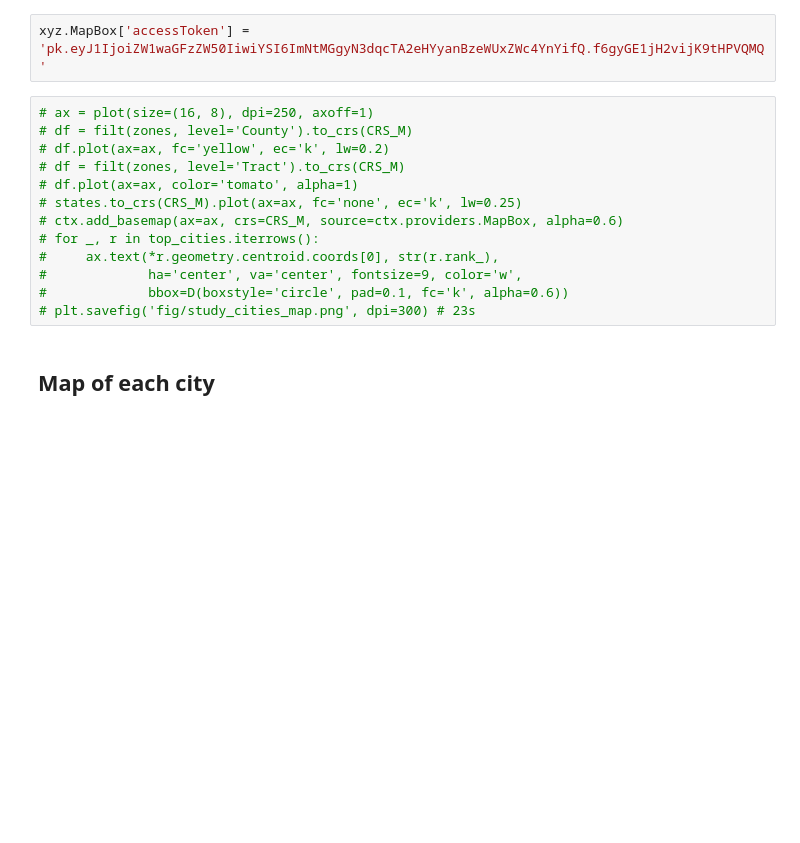
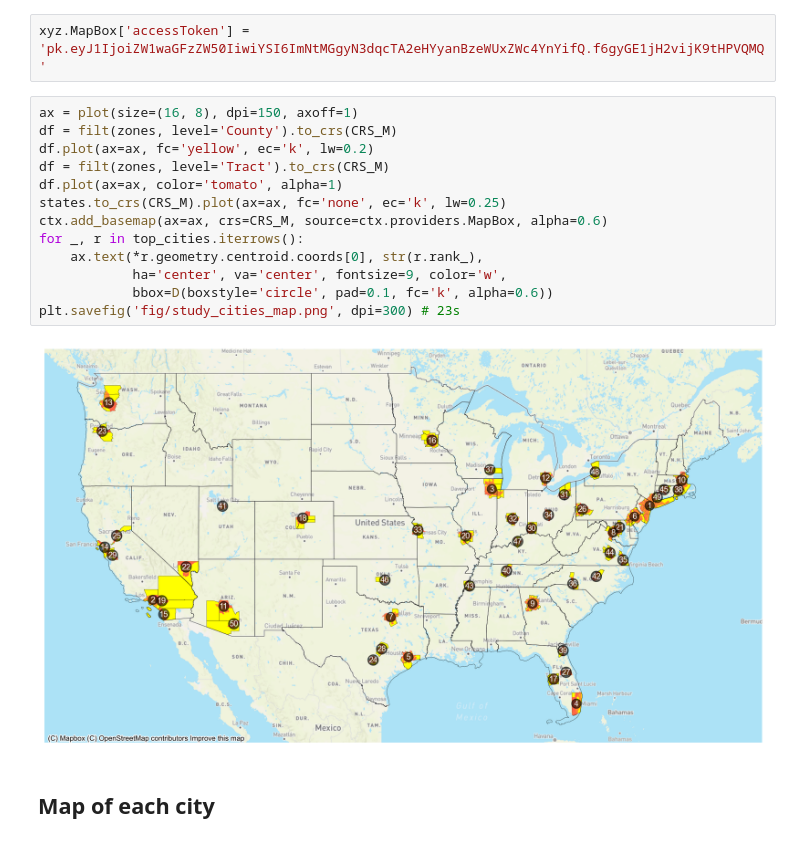
Before and after one commit to rvanxer/spatial_access_america, a Jupyter notebook: 1_Geometry.ipynb, the cells around one changed output. Cells and saved outputs as stored; diff of their text form; blank space fills up the shorter version.

```diff
--- a/1_Geometry.ipynb
+++ b/1_Geometry.ipynb
@@ -240,18 +239,20 @@ top_cities = (filt(zones, level='Tract')[['city', 'popu', 'geometry']]
 # %%
 xyz.MapBox['accessToken'] = 'pk.eyJ1IjoiZW1waGFzZW50IiwiYSI6ImNtMGgyN3dqcTA2eHYyanBzeWUxZWc4YnYifQ.f6gyGE1jH2vijK9tHPVQMQ'
 # %%
-# ax = plot(size=(16, 8), dpi=250, axoff=1)
-# df = filt(zones, level='County').to_crs(CRS_M)
-# df.plot(ax=ax, fc='yellow', ec='k', lw=0.2)
-# df = filt(zones, level='Tract').to_crs(CRS_M)
-# df.plot(ax=ax, color='tomato', alpha=1)
-# states.to_crs(CRS_M).plot(ax=ax, fc='none', ec='k', lw=0.25)
-# ctx.add_basemap(ax=ax, crs=CRS_M, source=ctx.providers.MapBox, alpha=0.6)
-# for _, r in top_cities.iterrows():
-#     ax.text(*r.geometry.centroid.coords[0], str(r.rank_),
-#             ha='center', va='center', fontsize=9, color='w',
-#             bbox=D(boxstyle='circle', pad=0.1, fc='k', alpha=0.6))
-# plt.savefig('fig/study_cities_map.png', dpi=300) # 23s
+ax = plot(size=(16, 8), dpi=150, axoff=1)
+df = filt(zones, level='County').to_crs(CRS_M)
+df.plot(ax=ax, fc='yellow', ec='k', lw=0.2)
+df = filt(zones, level='Tract').to_crs(CRS_M)
+df.plot(ax=ax, color='tomato', alpha=1)
+states.to_crs(CRS_M).plot(ax=ax, fc='none', ec='k', lw=0.25)
+ctx.add_basemap(ax=ax, crs=CRS_M, source=ctx.providers.MapBox, alpha=0.6)
+for _, r in top_cities.iterrows():
+    ax.text(*r.geometry.centroid.coords[0], str(r.rank_),
+            ha='center', va='center', fontsize=9, color='w',
+            bbox=D(boxstyle='circle', pad=0.1, fc='k', alpha=0.6))
+plt.savefig('fig/study_cities_map.png', dpi=300) # 23s
+# %% [output]
+[figure, added]
 # %% [markdown]
 ## Map of each city
 # %%
```
Also changed, not shown: parts of 4 cells of this notebook, 6 other files.
